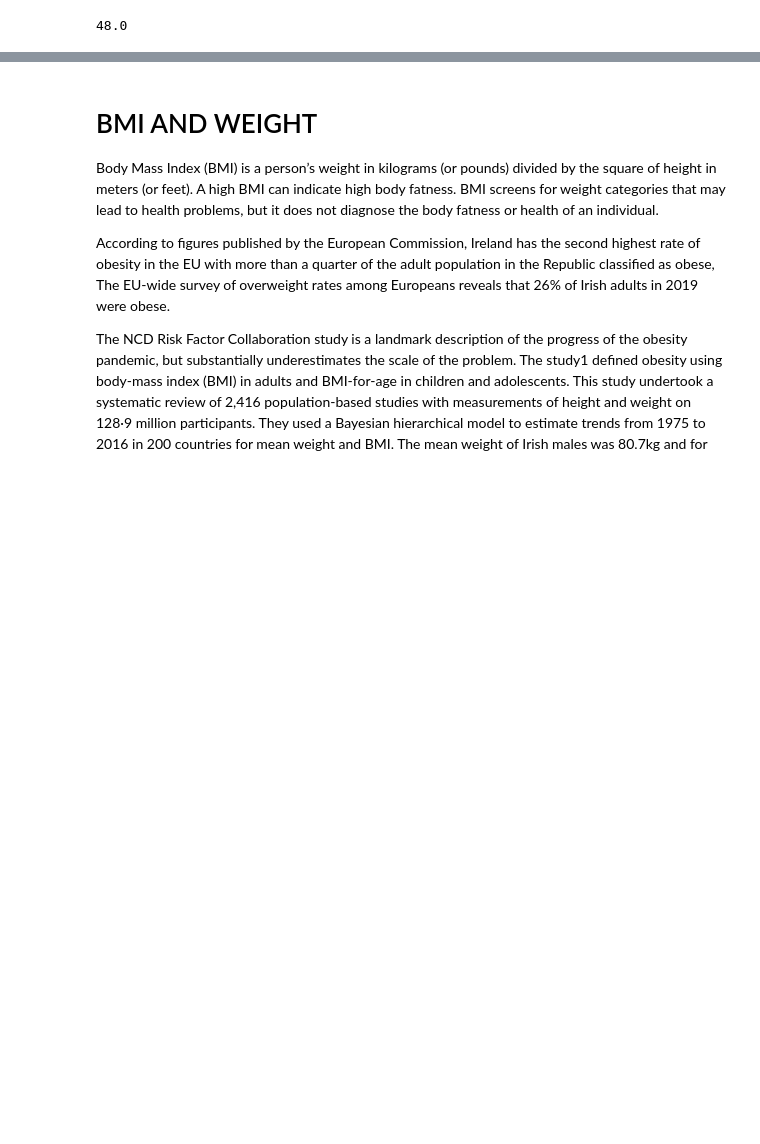
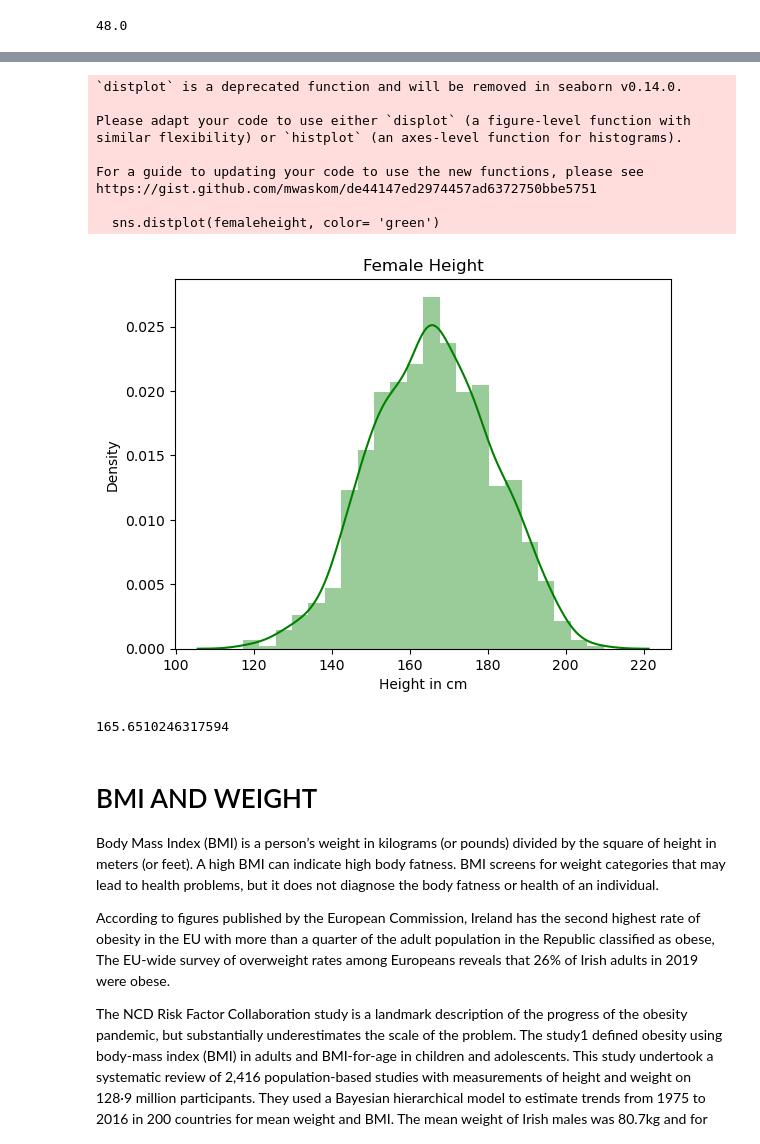
Before and after one commit to keithmmc/PDA1, a Jupyter notebook: PDA1.ipynb, the cells around one changed output, grey strips where cells are left out. Saved outputs shown, nothing was run; the diff lists cells and outputs as text; code cells hidden in the pictures; blank space fills up the shorter version.

```diff
--- a/PDA1.ipynb
+++ b/PDA1.ipynb
@@ -186,3 +208,25 @@ Height would align with BMI and Weight when it comes to measures the health of a
+# %%
+femaleheight = pd.DataFrame(np.random.normal(165.1, 15, 1000))
+sns.distplot(femaleheight, color= 'green')
+plt.title('Female Height')
+plt.xlabel('Height in cm')
+plt.show()
+femaleheight.columns = ['Height']
+# %% [output]
+`distplot` is a deprecated function and will be removed in seaborn v0.14.0.
+
+Please adapt your code to use either `displot` (a figure-level function with
+similar flexibility) or `histplot` (an axes-level function for histograms).
+
+For a guide to updating your code to use the new functions, please see
+https://gist.github.com/mwaskom/de44147ed2974457ad6372750bbe5751
+
+  sns.distplot(femaleheight, color= 'green')
+[figure, added]
+# %%
+np.mean(femaleheight)
+# %% [output]
+165.6510246317594
 # %% [markdown]
 # BMI AND WEIGHT
 
```
Also changed, not shown: parts of 10 cells of this notebook.
